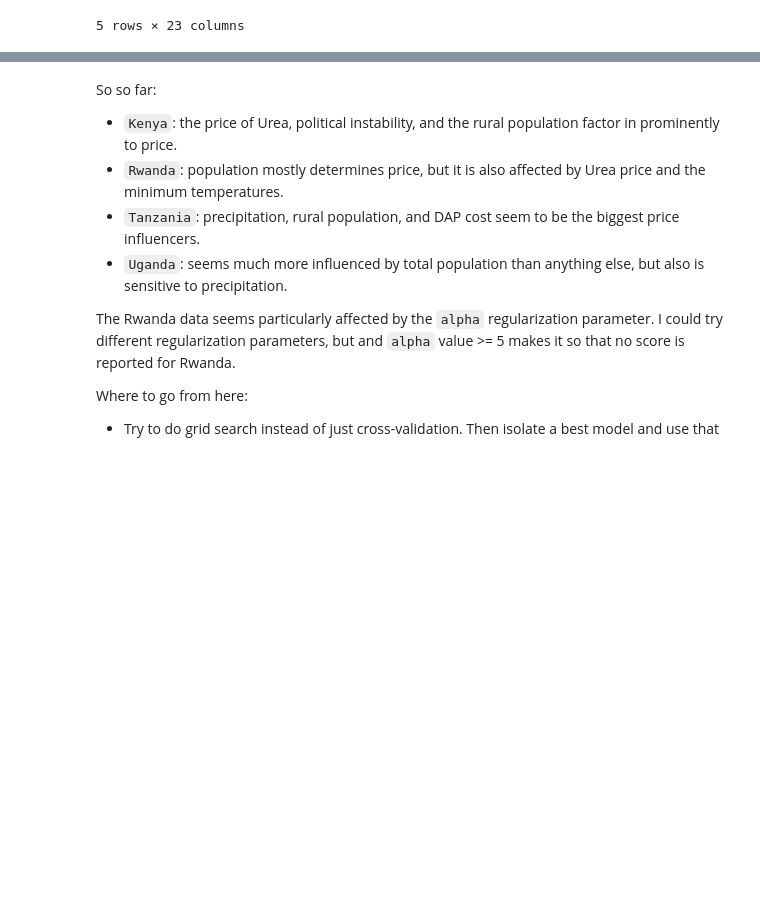
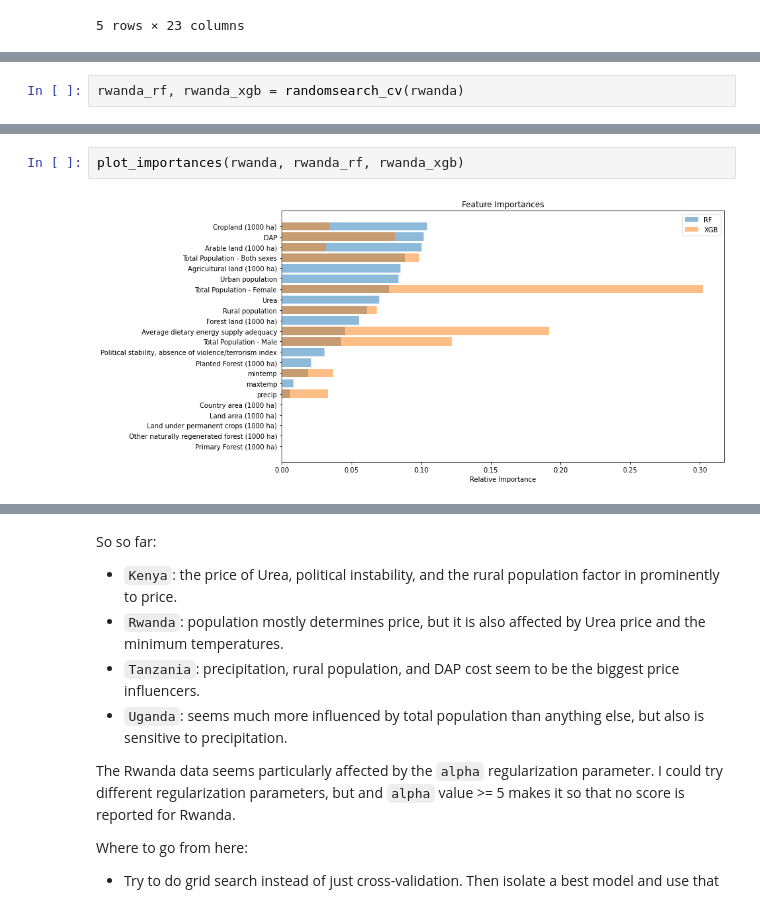
Before and after one commit to Jakidxav/ciat_bean_price_feature_importances, a Jupyter notebook: notebooks/7_feature_importances.ipynb, the cells around one changed output, grey strips where cells are left out. Drawn from its saved outputs; the diff is of its cells as text; blank space fills up the shorter version.

```diff
--- a/notebooks/7_feature_importances.ipynb
+++ b/notebooks/7_feature_importances.ipynb
@@ -136,0 +175,2 @@ plt.show()
+# %%
+rwanda_rf, rwanda_xgb = randomsearch_cv(rwanda)
@@ -136,0 +260,4 @@ plt.show()
+# %%
+plot_importances(rwanda, rwanda_rf, rwanda_xgb)
+# %% [output]
+[figure, added]
```
Also changed, not shown: parts of 23 cells of this notebook.
